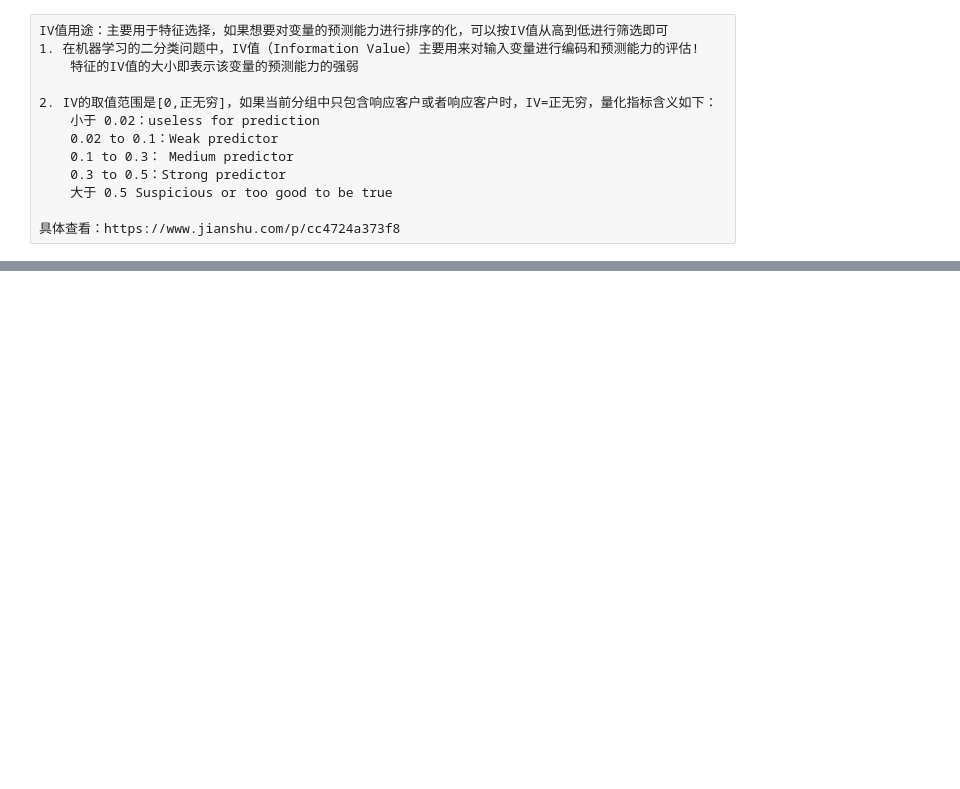
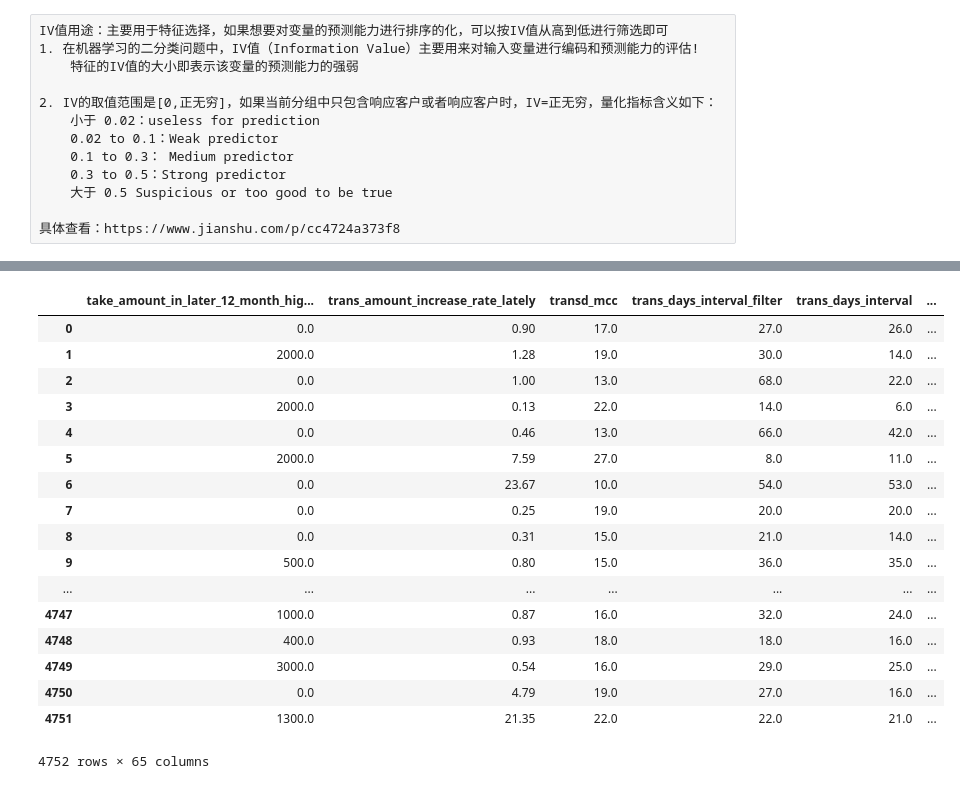
Before and after one commit to shwanliu/DataMining, a Jupyter notebook: task2/task2.ipynb, the cells around one changed output, grey strips where cells are left out. Cells and saved outputs as stored; diff of their text form; code cells hidden in the pictures; blank space fills up the shorter version.

```diff
--- a/task2/task2.ipynb
+++ b/task2/task2.ipynb
@@ -5,4 +6,3 @@ data.csv   task1/     task2/     test.csv   train.csv
 # %%
 import pandas as pd
-train_data = pd.read_csv('../train.csv')
-test_data =pd.read_csv('../test.csv')
+train_data = pd.read_csv('../data_preprocess.csv',encoding='gbk')
@@ -44,0 +118,4 @@ def calcWOE(x,y,):
+# %%
+iv_dict = woe(x,y)
+iv = pd.DataFrame(sorted(iv_dict.items(), key = lambda x:x[1],reverse = True),columns=['Var','Iv'])
+iv
@@ -44,0 +141,31 @@ def calcWOE(x,y,):
+# %%
+#IV值的取值范围是[0,正无穷]，<0.02,无用，0.02-0.1弱预测，0.1-0.3中等预测，0.3-0.5强预测;>0.5可疑
+threshold1 = 0.02
+#threshold2 = 0.5 #实际工作上感觉基本不对这个设限
+data_index = []
+for i in range(len(iv)):
+    #if ((iv['Iv'][i]<threshold1)|(iv['Iv'][i]>threshold2)):
+    if(iv['Iv'][i]<threshold1):
+        data_index.append(iv['Var'][i])
+x.drop(data_index,axis=1,inplace=True)
+# %%
+x
+# %% [output]
+|  | take_amount_in_later_12_month_hig... | trans_amount_increase_rate_lately | transd_mcc | trans_days_interval_filter | trans_days_interval | ... |
+| 0 | 0.0 | 0.90 | 17.0 | 27.0 | 26.0 | ... |
+| 1 | 2000.0 | 1.28 | 19.0 | 30.0 | 14.0 | ... |
+| 2 | 0.0 | 1.00 | 13.0 | 68.0 | 22.0 | ... |
+| 3 | 2000.0 | 0.13 | 22.0 | 14.0 | 6.0 | ... |
+| 4 | 0.0 | 0.46 | 13.0 | 66.0 | 42.0 | ... |
+| 5 | 2000.0 | 7.59 | 27.0 | 8.0 | 11.0 | ... |
+| 6 | 0.0 | 23.67 | 10.0 | 54.0 | 53.0 | ... |
+| 7 | 0.0 | 0.25 | 19.0 | 20.0 | 20.0 | ... |
+| 8 | 0.0 | 0.31 | 15.0 | 21.0 | 14.0 | ... |
+| 9 | 500.0 | 0.80 | 15.0 | 36.0 | 35.0 | ... |
+| ... | ... | ... | ... | ... | ... | ... |
+| 4747 | 1000.0 | 0.87 | 16.0 | 32.0 | 24.0 | ... |
+| 4748 | 400.0 | 0.93 | 18.0 | 18.0 | 16.0 | ... |
+| 4749 | 3000.0 | 0.54 | 16.0 | 29.0 | 25.0 | ... |
+| 4750 | 0.0 | 4.79 | 19.0 | 27.0 | 16.0 | ... |
+| 4751 | 1300.0 | 21.35 | 22.0 | 22.0 | 21.0 | ... |
+4752 rows × 65 columns
```
Also changed, not shown: parts of 42 cells of this notebook, 3 other files.
